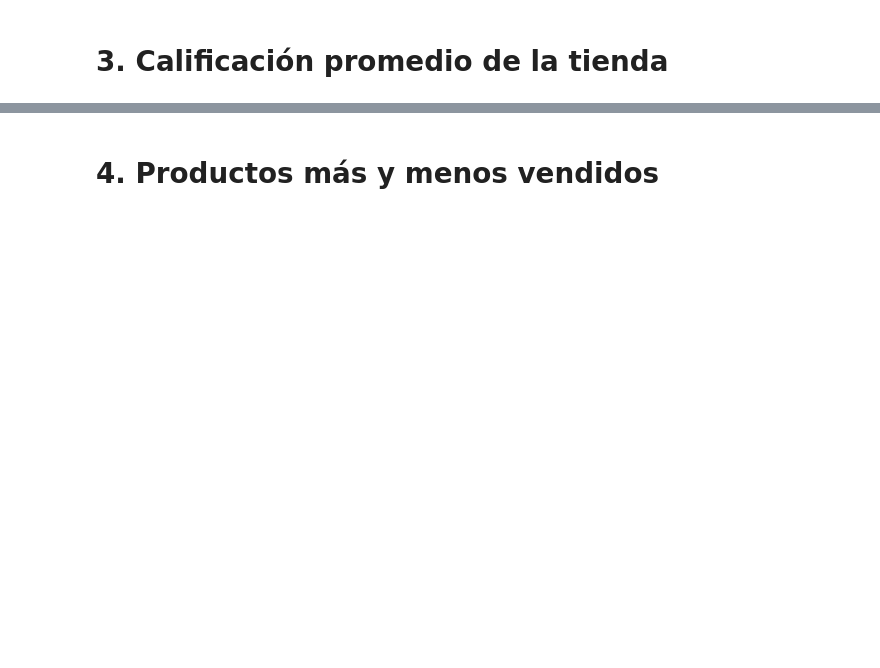
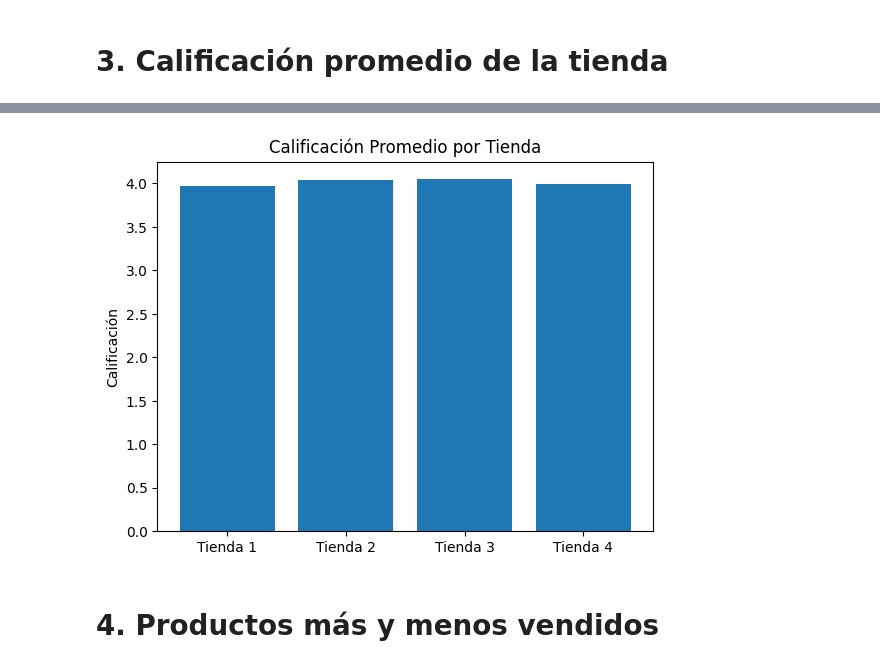
Before and after one commit to Franklin-Custodio/challenge-tiendas, a Jupyter notebook: AluraStoreLatam.ipynb, the cells around one changed output, grey strips where cells are left out. Cells and saved outputs as stored; diff of their text form; code cells hidden in the pictures; blank space fills up the shorter version.

```diff
--- a/AluraStoreLatam.ipynb
+++ b/AluraStoreLatam.ipynb
@@ -61,2 +112,12 @@ plt.show()
+# %%
+calificaciones = [calif1, calif2, calif3, calif4]
+tiendas = facturacion.index.tolist()
+
+plt.bar(tiendas, calificaciones)
+plt.title("Calificación Promedio por Tienda")
+plt.ylabel("Calificación")
+plt.show()
+# %% [output]
+[figure, added]
 # %% [markdown]
 # 4. Productos más y menos vendidos
```
Also changed, not shown: parts of 8 cells of this notebook.
